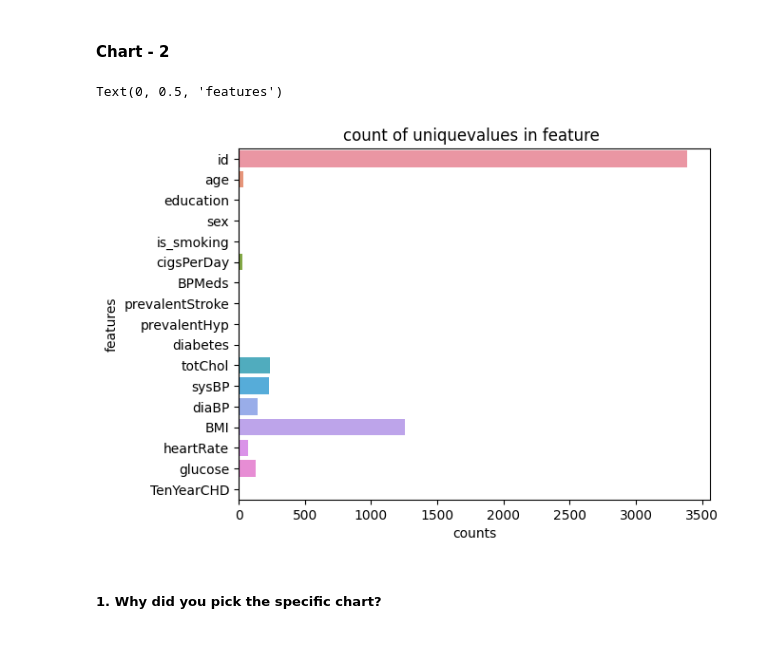
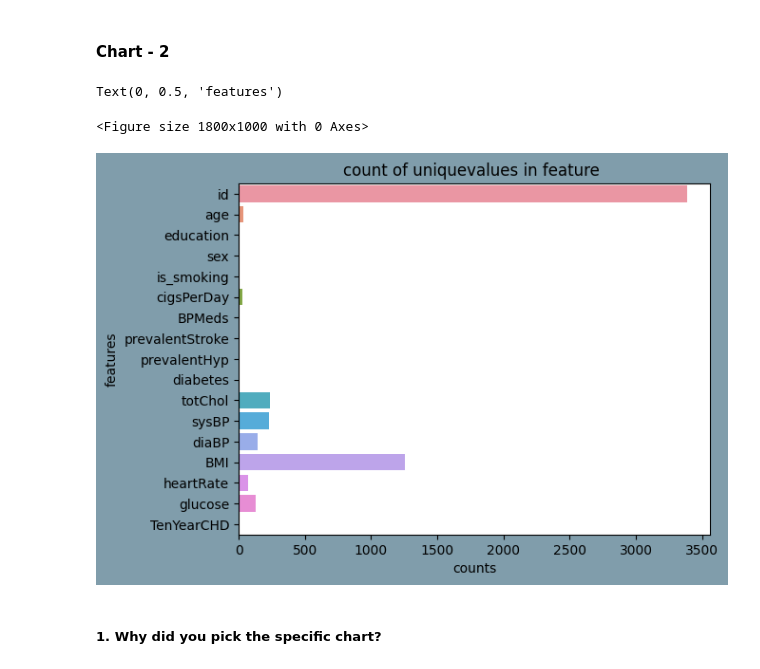
Before and after one commit to uday2510/Cardiovascular-Risk-Prediction, a Jupyter notebook: Cardiovascular_Risk_Prediction.ipynb, the cells around one changed output. Cells and saved outputs as stored; diff of their text form; code cells hidden in the pictures.

```diff
--- a/Cardiovascular_Risk_Prediction.ipynb
+++ b/Cardiovascular_Risk_Prediction.ipynb
@@ -302,13 +302,16 @@ Answer Here
 #### Chart - 2
 # %%
 #visualizing unique values of each feature
+plt.figure(figsize=(18,10))
+plt.figure(facecolor='#809dab')
 sns.barplot(data=unique_values, x=0,y='index')
 plt.title('count of uniquevalues in feature ')
 plt.xlabel('counts')
 plt.ylabel('features')
 # %% [output]
 Text(0, 0.5, 'features')
+<Figure size 1800x1000 with 0 Axes>
-[figure, old version]
+[figure, new version]
 # %% [markdown]
 ##### 1. Why did you pick the specific chart?
 # %% [markdown]
```
Also changed, not shown: parts of 24 cells of this notebook.
